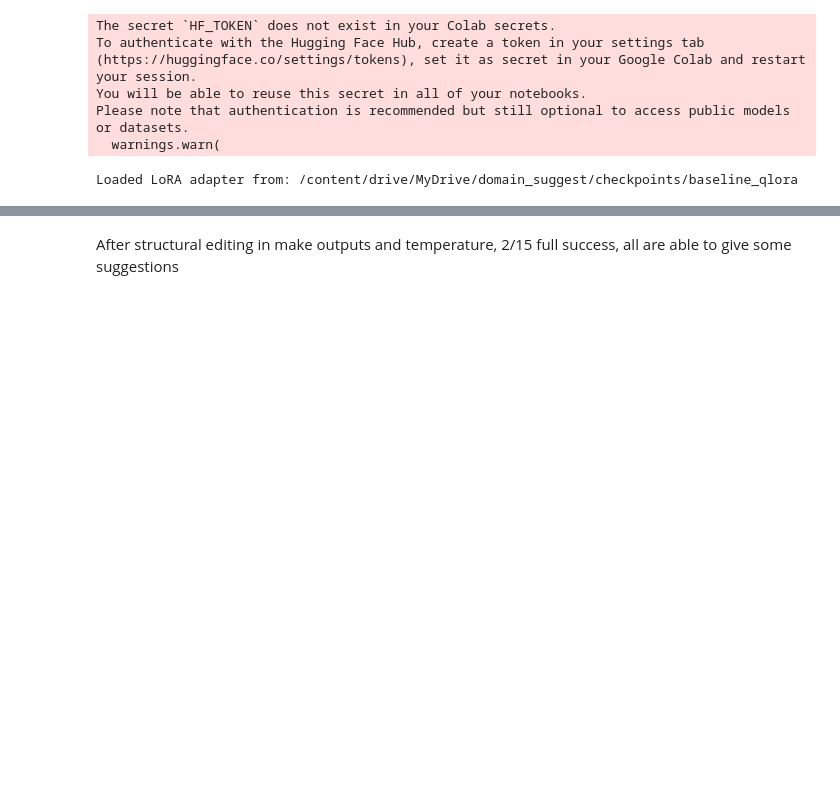
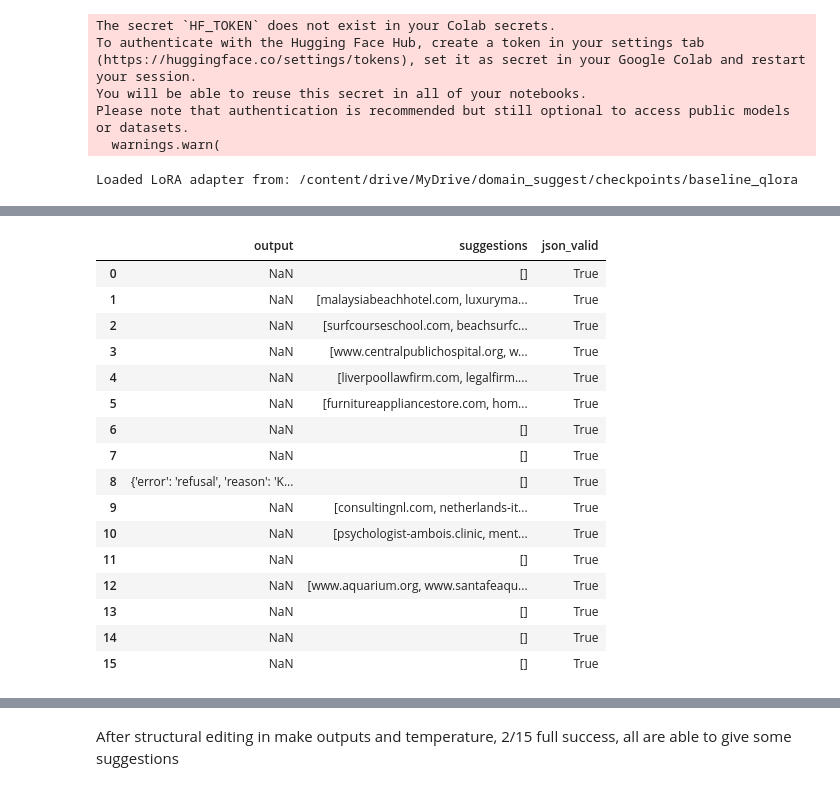
Before and after one commit to Schwaldlander/DomainNameSuggest, a Jupyter notebook: model_demo.ipynb, the cells around one changed output, grey strips where cells are left out. Drawn from its saved outputs; the diff is of its cells as text; code cells hidden in the pictures; blank space fills up the shorter version.

```diff
--- a/model_demo.ipynb
+++ b/model_demo.ipynb
@@ -411,28 +453,6 @@ def sanitize_and_validate_items(obj: dict, brief: dict):
 # %%
 FORBID_UPPERCASE = False
 MIN_NEW_TOKENS = 150
-
-def normalize_and_salvage(domain: str, brief):
-    """
-    Returns (final_domain:str | None, reason:str | None)
-    - Lowercases always.
-    - If hyphen present, try removing '-' (NOT replacing with '.').
-    - If still invalid, return None (caller should top-up with a new suggestion).
-    """
-    if not isinstance(domain, str): return None, "not_string"
-    d = domain.strip().lower()  # safe: decapitalize
-    ok, _ = spec_checks(brief, d)
-    if ok:
-        return d, None
-
-    # Try hyphen removal as a salvage step (only if hyphen is the issue)
-    if "-" in d:
-        d2 = d.replace("-", "")
-        ok2, _ = spec_checks(brief, d2)  # unpack
-        if ok2:
-            return d2, "hyphen_removed"
-
-    return None, "unsalvageable"
 
 
 def make_inputs(tok, brief, min_k=6):
@@ -489,9 +509,18 @@ def extract_first_json(text: str) -> Optional[dict]:
                     return None
     return None
 
+# when the model outputs such stuff, terminate it.
+def get_bad_words_ids(tok):
+    ban = ["<|im_start|>", "<|im_end|>", " im_end", "www.", "http://", "https://", "<tool_call>", "\n<tool_call>", "\nuser\n", "\n[BRIEF]"]
+    ids = []
+    for s in ban:
+        t = tok.encode(s, add_special_tokens=False)
+        if t: ids.append(t)
+    return ids or None
 
 
-
+if tok.pad_token_id is None:
+    tok.pad_token = tok.eos_token   # safe default
 
 
 def generate_json(tok, model, brief: Dict[str, Any], messages=None) -> Dict[str, Any]:
@@ -512,18 +541,25 @@ def generate_json(tok, model, brief: Dict[str, Any], messages=None) -> Dict[str,
             top_p=TOP_P,
             repetition_penalty = REPETITION_PENALTY,
             eos_token_id=tok.eos_token_id,
+            pad_token_id=tok.pad_token_id,
+            bad_words_ids=get_bad_words_ids(tok),  # below
         )
-    text = tok.decode(out_ids[0][inputs["input_ids"].shape[1]:], skip_special_tokens=False)
+    text = tok.decode(out_ids[0][inputs["input_ids"].shape[1]:], skip_special_tokens=True)
     obj = extract_first_json_tolerant(text)
     if obj is None:
-        return {"parse_error": text[:800]}
-    time.sleep(0.02)
-    return obj
+        obj2 = balance_and_repair_v3(text)
+        if obj2 is None:
+          return {"parse_error": text[:1000]}
+        else:
+          return obj2
+    else:
+      #time.sleep(0.02) # might be useful for Rate limiting / pacing
+      return obj
 
 def domain_list_from_json(obj: Dict[str, Any], brief: Dict[str, Any]) -> List[str]:
     if not isinstance(obj, dict): return []
-    arr = sanitize_and_validate_items(obj, brief)
-    #arr = obj.get("suggestions")
+    #arr = sanitize_and_validate_items(obj, brief) # this exercised selection beforehand
+    arr = obj.get("suggestions")
     if isinstance(arr, dict): arr = [arr]
     out = []
     if isinstance(arr, list):
@@ -563,10 +599,13 @@ def spec_checks(brief: Dict[str, Any], domain: str) -> Tuple[bool, List[str]]:
 
 
 report_path = os.path.join(OUT_DIR, "normal_report.jsonl")
-rows = []
-ok_cases = 0
 
-with open(report_path, "w", encoding="utf-8") as f:
+
+
+def report_write(briefs, tok, model, repart_path):
+  rows = []
+  ok_cases = 0
+  with open(report_path, "w", encoding="utf-8") as f:
     for b in briefs:
         out = generate_json(tok, model, b)#generate_with_repair(tok, model, b, 6)#generate_json
         rec = {
@@ -578,6 +617,7 @@ with open(report_path, "w", encoding="utf-8") as f:
             "spec_ok_count": 0,
             "spec_violation_count": 0,
             "violations": [],
+            "suggestions":[]
             #"out":out,
         }
 
@@ -586,6 +626,7 @@ with open(report_path, "w", encoding="utf-8") as f:
             continue
 
         domains = domain_list_from_json(out, b)
+        rec["suggestions"] = domains
         rec["suggestion_count"] = len(domains)
 
         vios = []
@@ -610,8 +651,10 @@ with open(report_path, "w", encoding="utf-8") as f:
         if rec["ok"]:
             ok_cases += 1
 
-        f.write(json.dumps({**rec, "output_head": str(out)[:400]}, ensure_ascii=False) + "\n")
+        f.write(json.dumps({**rec, "output_head": str(out)}, ensure_ascii=False) + "\n")
 
+
+report_write(briefs,  tok, model, report_path)
 # --------------------------
 # Summary
 # --------------------------
@@ -634,3 +677,7 @@ for k, v in sorted(viol_counts.items(), key=lambda x: -x[1])[:10]:
 print("\nSample rows (first 5):")
 display(df.head(5)[["title","json_valid","suggestion_count","spec_ok_count","spec_violation_count","violations","ok"]])
 print(f"\nFull JSONL report saved to: {report_path}")
+
+print("Here is our suggestions")
+display(df.head(20)[["output","suggestions","json_valid"]])
+# %% [output]
@@ -636,0 +701,17 @@ print(f"\nFull JSONL report saved to: {report_path}")
+|  | output | suggestions | json_valid |
+| 0 | NaN | [] | True |
+| 1 | NaN | [malaysiabeachhotel.com, luxuryma... | True |
+| 2 | NaN | [surfcourseschool.com, beachsurfc... | True |
+| 3 | NaN | [www.centralpublichospital.org, w... | True |
+| 4 | NaN | [liverpoollawfirm.com, legalfirm.... | True |
+| 5 | NaN | [furnitureappliancestore.com, hom... | True |
+| 6 | NaN | [] | True |
+| 7 | NaN | [] | True |
+| 8 | {'error': 'refusal', 'reason': 'K... | [] | True |
+| 9 | NaN | [consultingnl.com, netherlands-it... | True |
+| 10 | NaN | [psychologist-ambois.clinic, ment... | True |
+| 11 | NaN | [] | True |
+| 12 | NaN | [www.aquarium.org, www.santafeaqu... | True |
+| 13 | NaN | [] | True |
+| 14 | NaN | [] | True |
+| 15 | NaN | [] | True |
```
Also changed, not shown: parts of 16 cells of this notebook.
